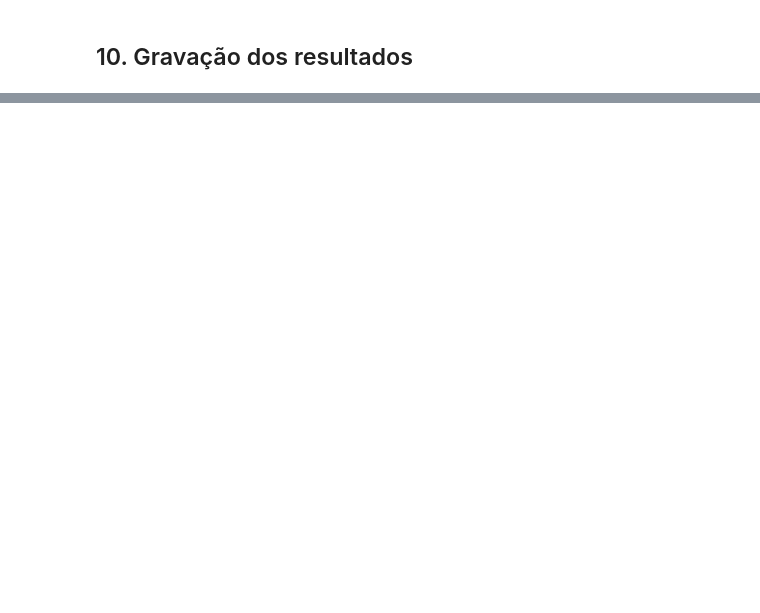
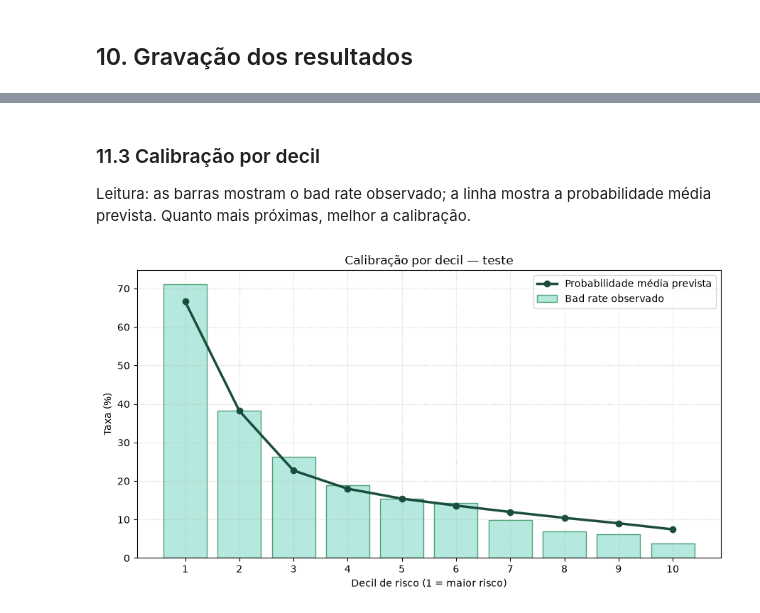
Before and after one commit to j2evaldo/modelo_Behavior_Score, a Jupyter notebook: notebooks/05_modelagem_avaliacao.ipynb, the cells around one changed output, grey strips where cells are left out. Drawn from its saved outputs; the diff is of its cells as text; code cells hidden in the pictures; blank space fills up the shorter version.

Commit message:
Adicao dos meotodos de calibração

```diff
--- a/notebooks/05_modelagem_avaliacao.ipynb
+++ b/notebooks/05_modelagem_avaliacao.ipynb
@@ -250,0 +559,35 @@ metricas.round(4)
+# %% [markdown]
+### 11.3 Calibração por decil
+
+Leitura: as barras mostram o bad rate observado; a linha mostra a probabilidade média prevista. Quanto mais próximas, melhor a calibração.
+# %%
+x = np.arange(len(tabela_teste))
+
+plt.figure(figsize=(9, 5))
+plt.bar(
+    x,
+    tabela_teste["bad_rate"] * 100,
+    color=GREEN_PALE,
+    edgecolor=GREEN_MID,
+    alpha=0.8,
+    label="Bad rate observado",
+)
+plt.plot(
+    x,
+    tabela_teste["prob_media"] * 100,
+    color=GREEN_DARK,
+    marker="o",
+    linewidth=2.5,
+    label="Probabilidade média prevista",
+)
+plt.xticks(x, tabela_teste["decil"])
+plt.xlabel("Decil de risco (1 = maior risco)")
+plt.ylabel("Taxa (%)")
+plt.title("Calibração por decil — teste")
+plt.grid(True, linestyle=":", alpha=0.6)
+plt.legend()
+plt.tight_layout()
+plt.savefig("../reports/calibracao_teste.png", dpi=150)
+plt.show()
+# %% [output]
+[figure, added]
```
Also changed, not shown: parts of 46 cells of this notebook, 13 other files.
